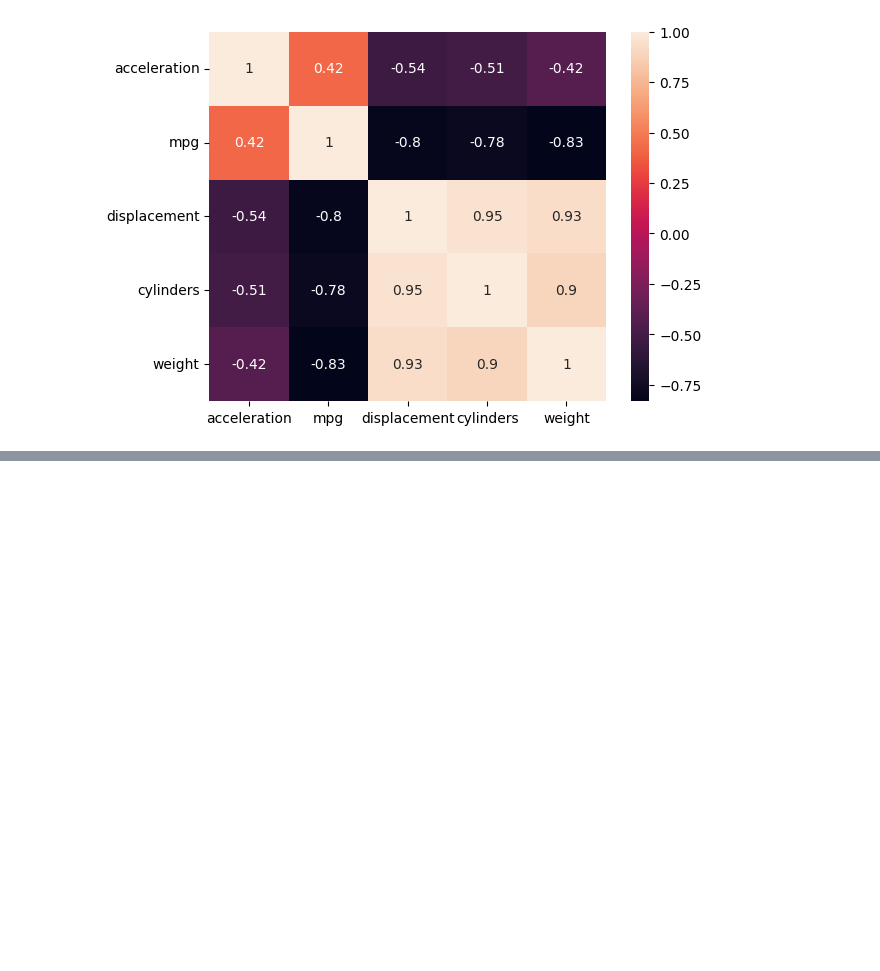
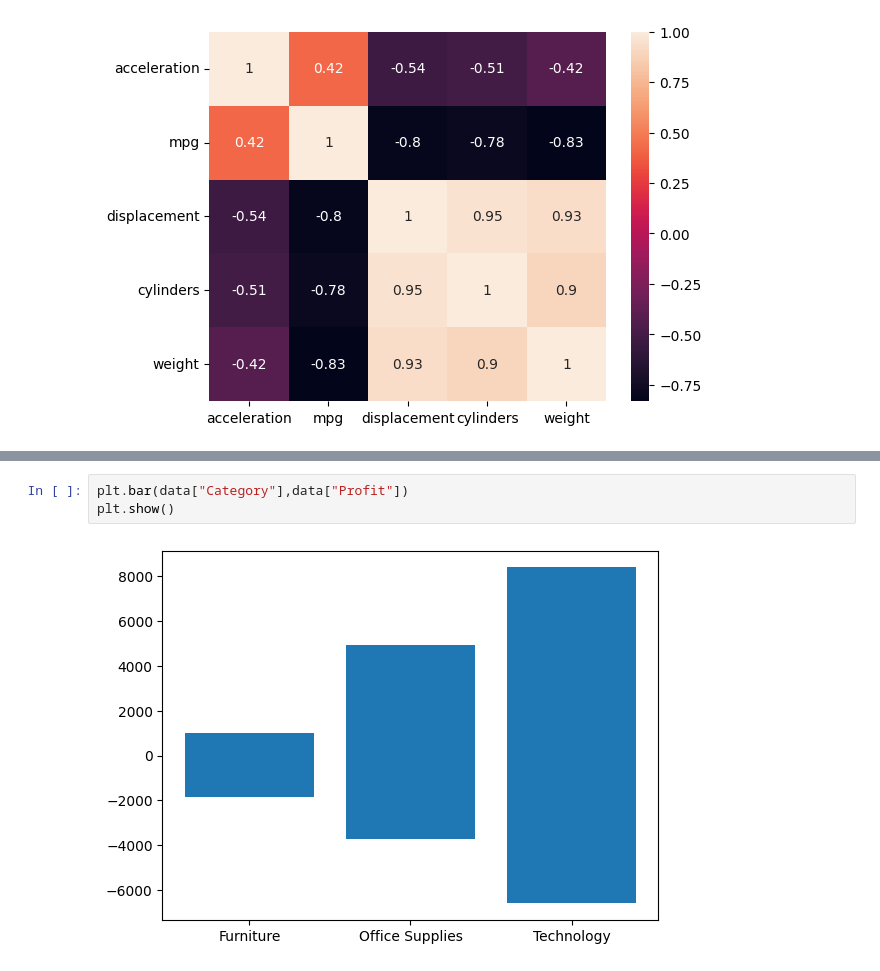
Before and after one commit to thedemonKingx1337/DSA_ICTAK_PythonBase, a Jupyter notebook: DSA_PythonBase.ipynb, the cells around one changed output, grey strips where cells are left out. Saved outputs shown, nothing was run; the diff lists cells and outputs as text; blank space fills up the shorter version.

```diff
--- a/DSA_PythonBase.ipynb
+++ b/DSA_PythonBase.ipynb
@@ -988,0 +1074,5 @@ sns.heatmap(new_data.corr(), annot=True)
+# %%
+plt.bar(data["Category"],data["Profit"])
+plt.show()
+# %% [output]
+[figure, added]
```
Also changed, not shown: parts of 36 cells of this notebook.
